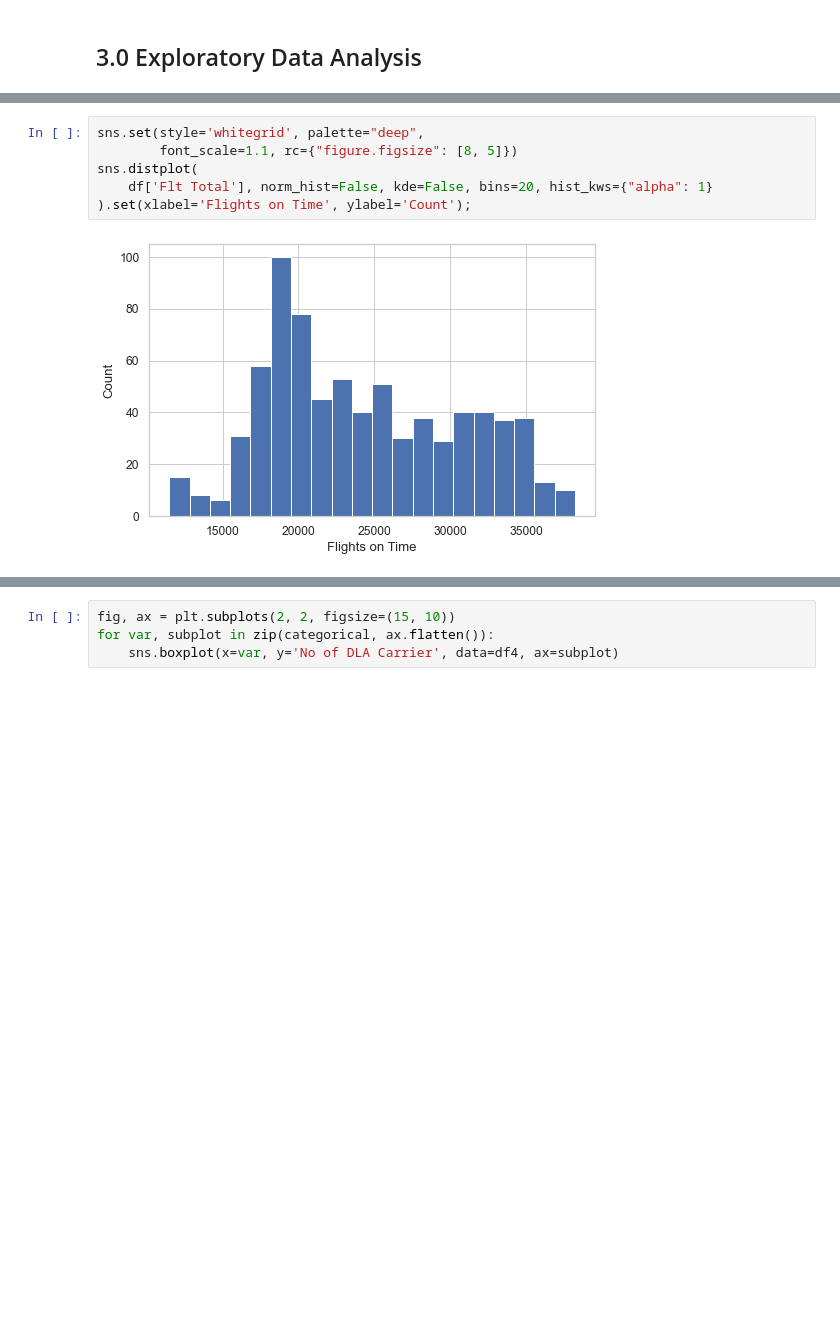
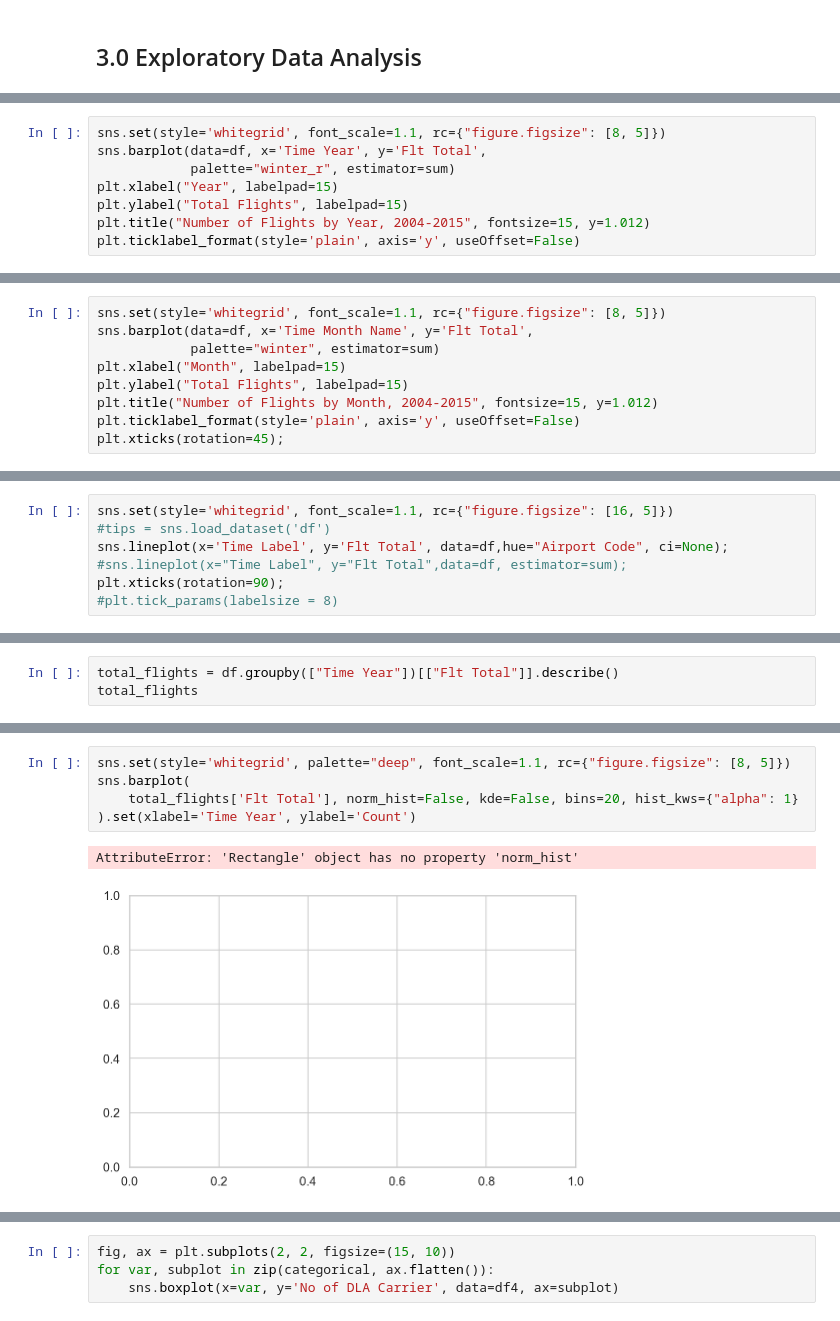
Before and after one commit to Munster2020/HDIP_CSDA_COMP08050_PROJECT, a Jupyter notebook: project2020.ipynb, the cells around one changed output, grey strips where cells are left out. Cells and saved outputs as stored; diff of their text form; blank space fills up the shorter version.

```diff
--- a/project2020.ipynb
+++ b/project2020.ipynb
@@ -218,0 +227,8 @@ From df.shape, we can see that our DataFrame now only has 19 columns.
+# %%
+sns.set(style='whitegrid', font_scale=1.1, rc={"figure.figsize": [8, 5]})
+sns.barplot(data=df, x='Time Year', y='Flt Total',
+            palette="winter_r", estimator=sum)
+plt.xlabel("Year", labelpad=15)
+plt.ylabel("Total Flights", labelpad=15)
+plt.title("Number of Flights by Year, 2004-2015", fontsize=15, y=1.012)
+plt.ticklabel_format(style='plain', axis='y', useOffset=False)
@@ -218,0 +255,9 @@ From df.shape, we can see that our DataFrame now only has 19 columns.
+# %%
+sns.set(style='whitegrid', font_scale=1.1, rc={"figure.figsize": [8, 5]})
+sns.barplot(data=df, x='Time Month Name', y='Flt Total',
+            palette="winter", estimator=sum)
+plt.xlabel("Month", labelpad=15)
+plt.ylabel("Total Flights", labelpad=15)
+plt.title("Number of Flights by Month, 2004-2015", fontsize=15, y=1.012)
+plt.ticklabel_format(style='plain', axis='y', useOffset=False)
+plt.xticks(rotation=45);
@@ -218,0 +278,7 @@ From df.shape, we can see that our DataFrame now only has 19 columns.
+# %%
+sns.set(style='whitegrid', font_scale=1.1, rc={"figure.figsize": [16, 5]})
+#tips = sns.load_dataset('df')
+sns.lineplot(x='Time Label', y='Flt Total', data=df,hue="Airport Code", ci=None);
+#sns.lineplot(x="Time Label", y="Flt Total",data=df, estimator=sum);
+plt.xticks(rotation=90);
+#plt.tick_params(labelsize = 8)
@@ -218,0 +296,3 @@ From df.shape, we can see that our DataFrame now only has 19 columns.
+# %%
+total_flights = df.groupby(["Time Year"])[["Flt Total"]].describe()
+total_flights
@@ -219,8 +326,8 @@ From df.shape, we can see that our DataFrame now only has 19 columns.
 # %%
-sns.set(style='whitegrid', palette="deep",
-        font_scale=1.1, rc={"figure.figsize": [8, 5]})
-sns.distplot(
-    df['Flt Total'], norm_hist=False, kde=False, bins=20, hist_kws={"alpha": 1}
-).set(xlabel='Flights on Time', ylabel='Count');
+sns.set(style='whitegrid', palette="deep", font_scale=1.1, rc={"figure.figsize": [8, 5]})
+sns.barplot(
+    total_flights['Flt Total'], norm_hist=False, kde=False, bins=20, hist_kws={"alpha": 1}
+).set(xlabel='Time Year', ylabel='Count')
 # %% [output]
+AttributeError: 'Rectangle' object has no property 'norm_hist'
-[figure, old version]
+[figure, new version]
```
Also changed, not shown: parts of 44 cells of this notebook.
